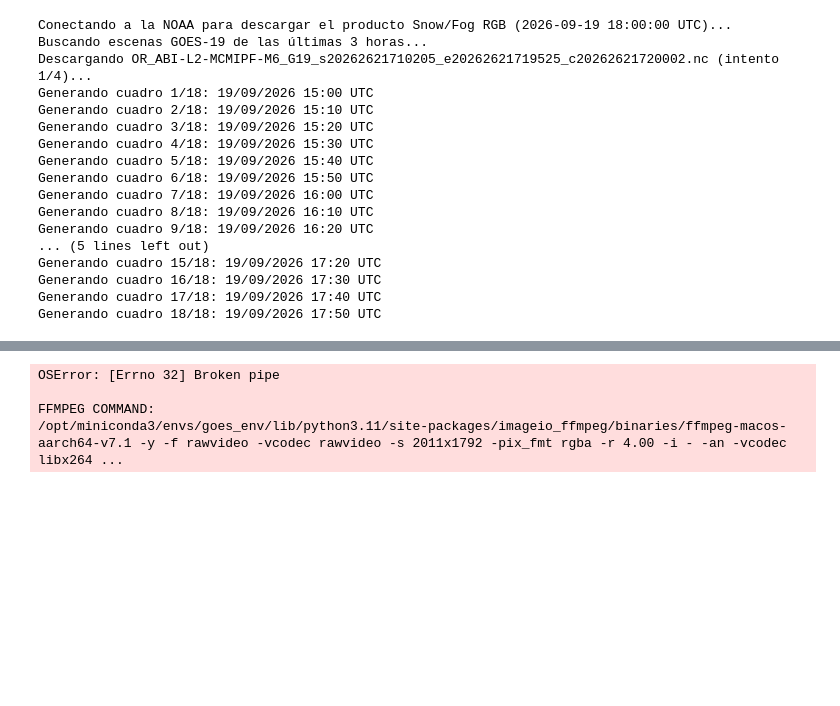
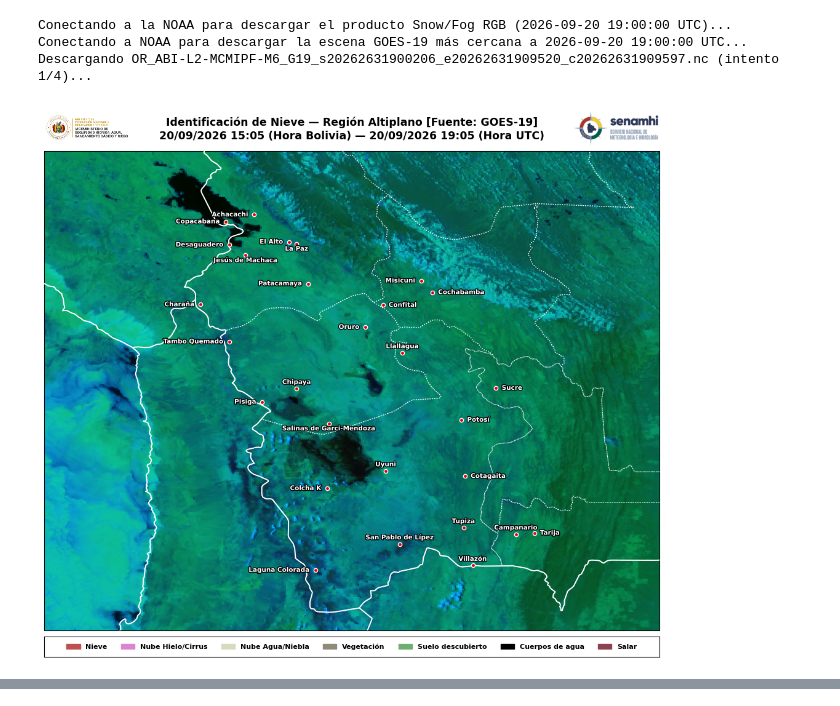
Before and after one commit to diegomapper/goes_env, a Jupyter notebook: Scripts/04_goes19_snowcloud.ipynb, the cells around one changed output, grey strips where cells are left out. Drawn from its saved outputs; the diff is of its cells as text; code cells hidden in the pictures; blank space fills up the shorter version.

```diff
--- a/Scripts/04_goes19_snowcloud.ipynb
+++ b/Scripts/04_goes19_snowcloud.ipynb
@@ -68,11 +68,11 @@ def obtener_extent_geografico(shp_path, identificador, target_aspect=1.052, buff
 # ==========================================
 # 1. CONFIGURACIÓN DEL USUARIO
 # ==========================================
-FECHA_BUSCADA = datetime(2026, 9, 19, 18, 00)
+FECHA_BUSCADA = datetime(2026, 9, 20, 19, 00)
 
 # "IMAGEN" mantiene el producto PNG actual.
 # "ANIMACION" genera un video MP4.
-TIPO_SALIDA = "ANIMACION"
+TIPO_SALIDA = "IMAGEN"
 
 # Solo se usan cuando TIPO_SALIDA = "ANIMACION".
 DURACION_HORAS = 3  # Valores operativos: 3 o 6.
@@ -515,47 +515,34 @@ elif TIPO_SALIDA.upper() == "ANIMACION":
             localidades_final=localidades_final,
             path_logos=PATH_LOGOS,
             mostrar=False,
         )
 
         cuadros.append(ruta_cuadro)
 
     inicio_video = escenas[0].inicio_utc.strftime("%Y%m%d_%H%M")
     fin_video = escenas[-1].inicio_utc.strftime("%Y%m%d_%H%M")
 
     ruta_video = os.path.join(
         OUTPUTS,
         f"GOES19_Nieve_SENAMHI_{MODO_REGION.upper()}_"
         f"{str_region}_{DURACION_HORAS}H_"
         f"{inicio_video}_{fin_video}.mp4",
     )
 
     crear_mp4(
         cuadros,
         ruta_video,
         fps=FPS_VIDEO,
     )
 
     print(f"Video MP4 generado con éxito: {ruta_video}")
 
 else:
     raise ValueError(
         "TIPO_SALIDA debe ser 'IMAGEN' o 'ANIMACION'."
     )
 # %% [output]
-Conectando a la NOAA para descargar el producto Snow/Fog RGB (2026-09-19 18:00:00 UTC)...
-Buscando escenas GOES-19 de las últimas 3 horas...
-Descargando OR_ABI-L2-MCMIPF-M6_G19_s20262621710205_e20262621719525_c20262621720002.nc (intento 1/4)...
-Generando cuadro 1/18: 19/09/2026 15:00 UTC
-Generando cuadro 2/18: 19/09/2026 15:10 UTC
-Generando cuadro 3/18: 19/09/2026 15:20 UTC
-Generando cuadro 4/18: 19/09/2026 15:30 UTC
-Generando cuadro 5/18: 19/09/2026 15:40 UTC
-Generando cuadro 6/18: 19/09/2026 15:50 UTC
-Generando cuadro 7/18: 19/09/2026 16:00 UTC
-Generando cuadro 8/18: 19/09/2026 16:10 UTC
-Generando cuadro 9/18: 19/09/2026 16:20 UTC
-... (5 lines left out)
-Generando cuadro 15/18: 19/09/2026 17:20 UTC
-Generando cuadro 16/18: 19/09/2026 17:30 UTC
-Generando cuadro 17/18: 19/09/2026 17:40 UTC
-Generando cuadro 18/18: 19/09/2026 17:50 UTC
+Conectando a la NOAA para descargar el producto Snow/Fog RGB (2026-09-20 19:00:00 UTC)...
+Conectando a NOAA para descargar la escena GOES-19 más cercana a 2026-09-20 19:00:00 UTC...
+Descargando OR_ABI-L2-MCMIPF-M6_G19_s20262631900206_e20262631909520_c20262631909597.nc (intento 1/4)...
+[figure, added]
@@ -572,4 +550,0 @@ Generando cuadro 18/18: 19/09/2026 17:50 UTC
-OSError: [Errno 32] Broken pipe
-
-FFMPEG COMMAND:
-/opt/miniconda3/envs/goes_env/lib/python3.11/site-packages/imageio_ffmpeg/binaries/ffmpeg-macos-aarch64-v7.1 -y -f rawvideo -vcodec rawvideo -s 2011x1792 -pix_fmt rgba -r 4.00 -i - -an -vcodec libx264 ...
```
Also changed, not shown: parts of 1 cell of this notebook, 1 other file.
